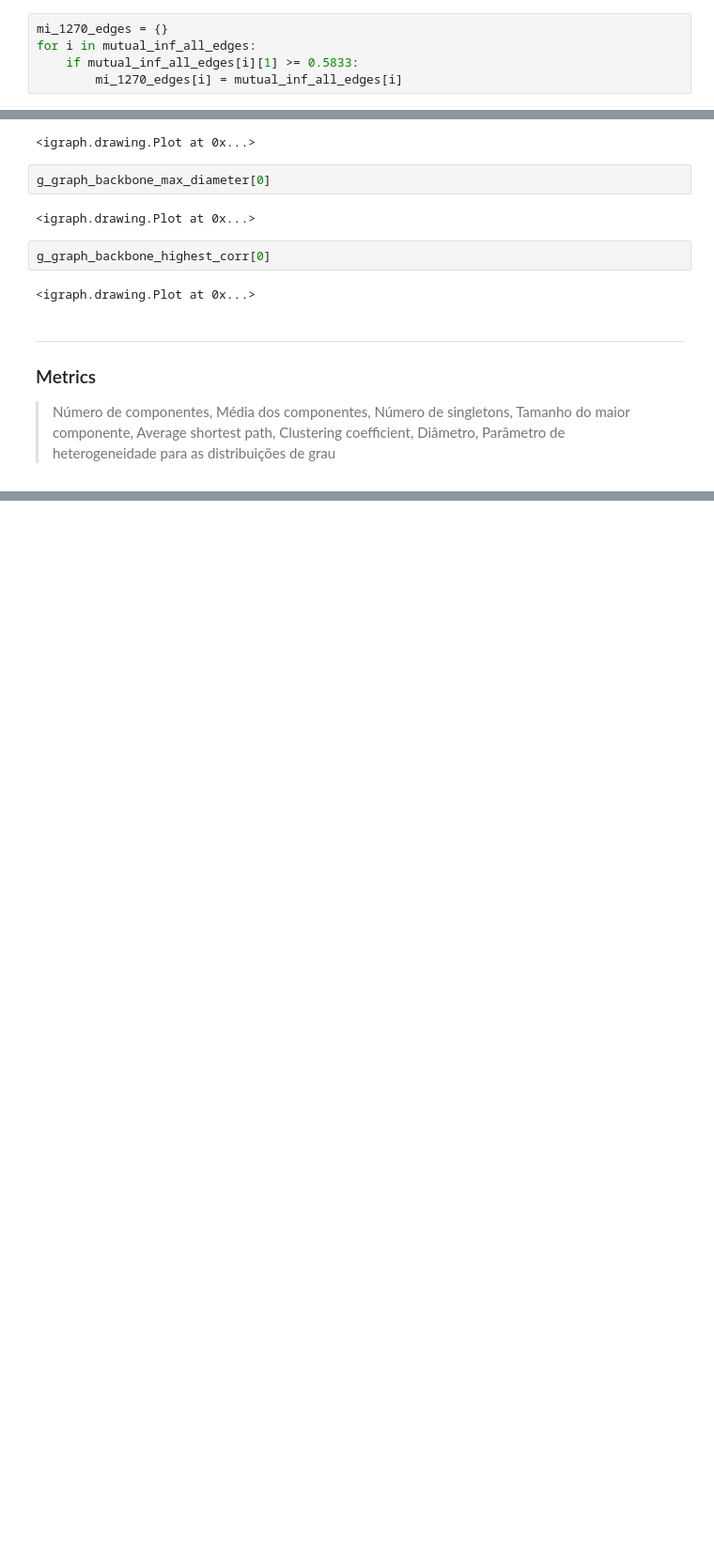
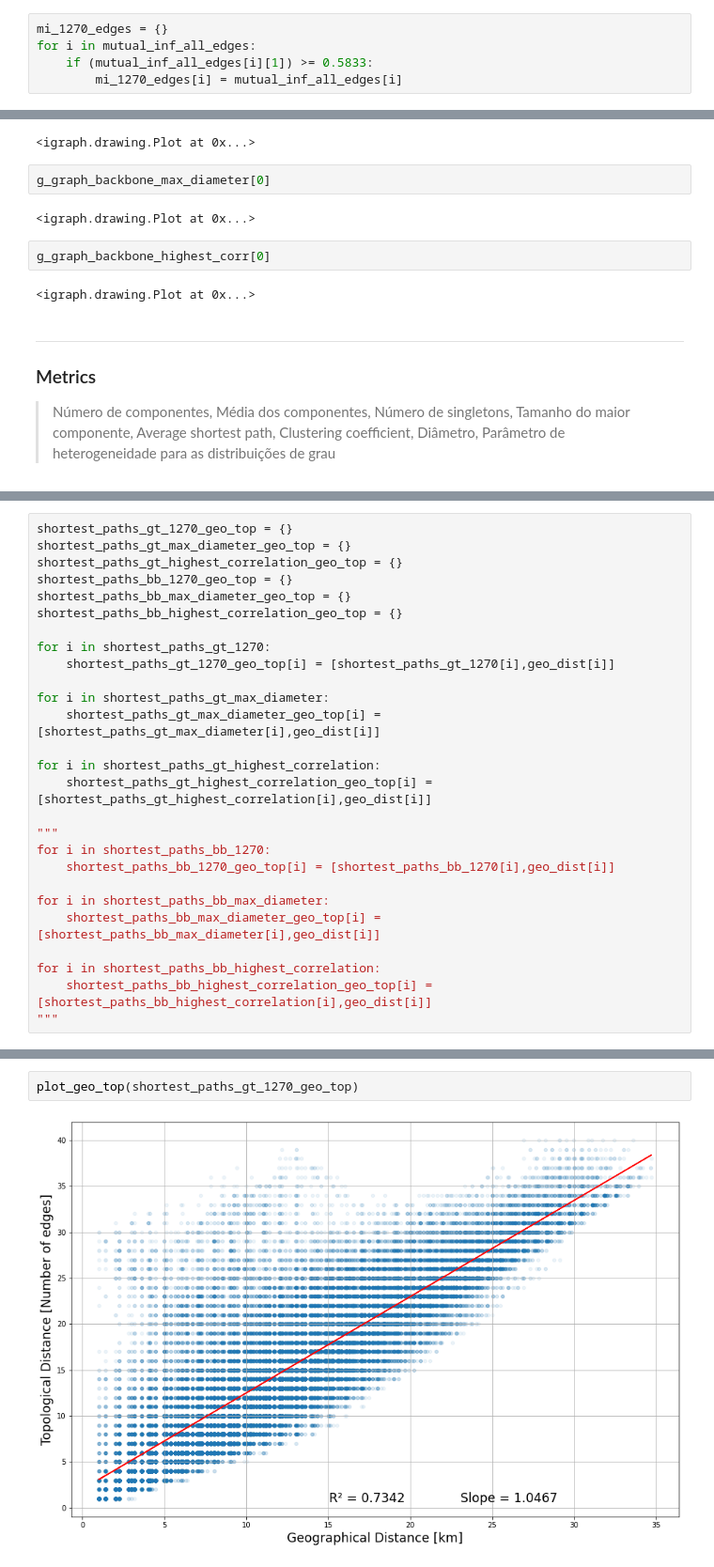
Before and after one commit to IuriDinizUfop/ComplexNetworks_MeteorologicalData, a Jupyter notebook: meteorological_data_tamanduatei_mutual_information.ipynb, the cells around one changed output, grey strips where cells are left out. Shown at 94% size. Cells and saved outputs as stored; diff of their text form; blank space fills up the shorter version.

Commit message:
Métricas calculadas, plot observando relação entre distância geográfica e topológica e adição da função para teste de hipóteses

```diff
--- a/meteorological_data_tamanduatei_mutual_information.ipynb
+++ b/meteorological_data_tamanduatei_mutual_information.ipynb
@@ -307,7 +414,7 @@ g_graph_full = g_graph(mutual_inf_all_edges)
 # %%
 mi_1270_edges = {}
 for i in mutual_inf_all_edges:
-    if mutual_inf_all_edges[i][1] >= 0.5833:
+    if (mutual_inf_all_edges[i][1]) >= 0.5833:
         mi_1270_edges[i] = mutual_inf_all_edges[i]
 # %% [markdown]
 ---
@@ -427,0 +610,27 @@ g_graph_backbone_highest_corr[0]
+# %%
+shortest_paths_gt_1270_geo_top = {}
+shortest_paths_gt_max_diameter_geo_top = {}
+shortest_paths_gt_highest_correlation_geo_top = {}
+shortest_paths_bb_1270_geo_top = {}
+shortest_paths_bb_max_diameter_geo_top = {}
+shortest_paths_bb_highest_correlation_geo_top = {}
+
+for i in shortest_paths_gt_1270:
+    shortest_paths_gt_1270_geo_top[i] = [shortest_paths_gt_1270[i],geo_dist[i]]
+
+for i in shortest_paths_gt_max_diameter:
+    shortest_paths_gt_max_diameter_geo_top[i] = [shortest_paths_gt_max_diameter[i],geo_dist[i]]
+
+for i in shortest_paths_gt_highest_correlation:
+    shortest_paths_gt_highest_correlation_geo_top[i] = [shortest_paths_gt_highest_correlation[i],geo_dist[i]]
+
+"""
+for i in shortest_paths_bb_1270:
+    shortest_paths_bb_1270_geo_top[i] = [shortest_paths_bb_1270[i],geo_dist[i]]
+
+for i in shortest_paths_bb_max_diameter:
+    shortest_paths_bb_max_diameter_geo_top[i] = [shortest_paths_bb_max_diameter[i],geo_dist[i]]
+
+for i in shortest_paths_bb_highest_correlation:
+    shortest_paths_bb_highest_correlation_geo_top[i] = [shortest_paths_bb_highest_correlation[i],geo_dist[i]]
+"""
@@ -427,0 +639,4 @@ g_graph_backbone_highest_corr[0]
+# %%
+plot_geo_top(shortest_paths_gt_1270_geo_top)
+# %% [output]
+[figure, added]
```
Also changed, not shown: parts of 17 cells of this notebook.
